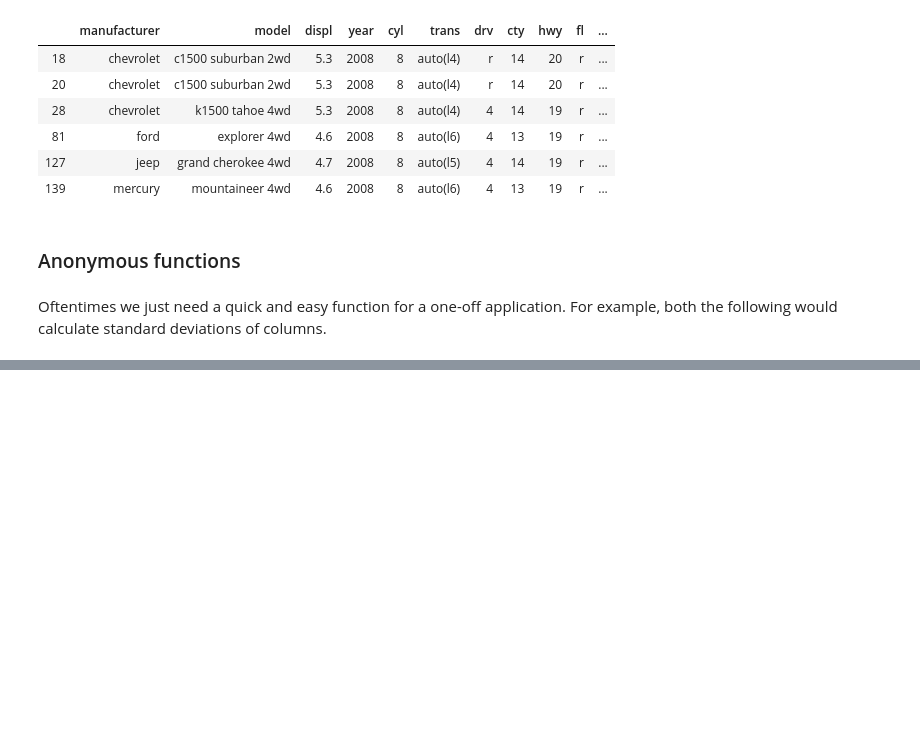
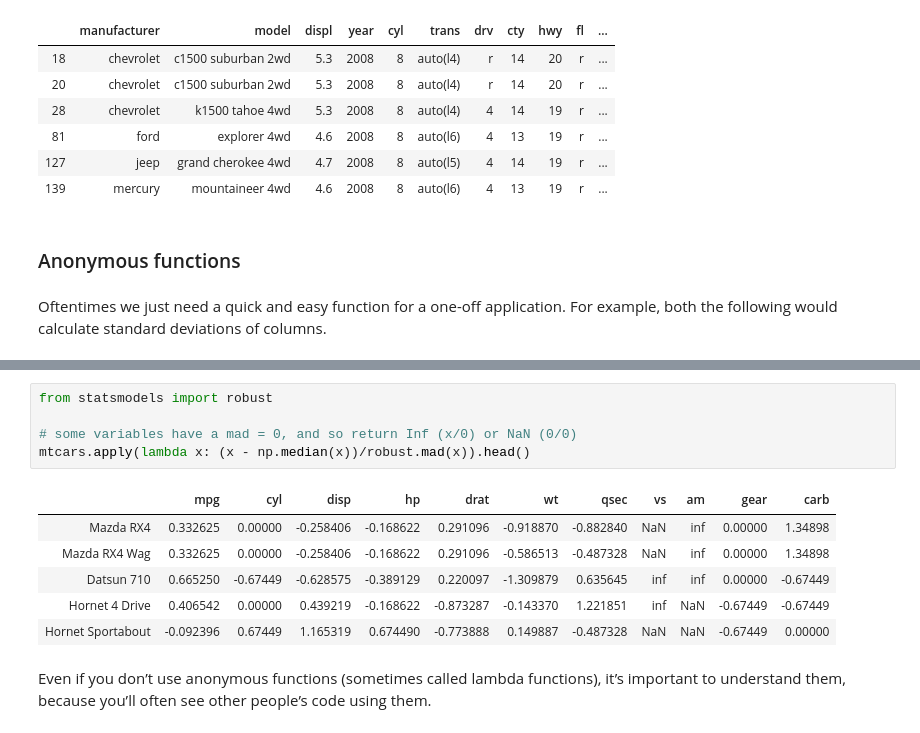
Before and after one commit to m-clark/data-processing-and-visualization, a Jupyter notebook: code/functions.ipynb, the cells around one changed output, grey strips where cells are left out. Cells and saved outputs as stored; diff of their text form; blank space fills up the shorter version.

Commit message:
complete functions notebook

```diff
--- a/code/functions.ipynb
+++ b/code/functions.ipynb
@@ -268,0 +297,14 @@ Oftentimes we just need a quick and easy function for a one-off application.  Fo
+# %%
+from statsmodels import robust
+
+# some variables have a mad = 0, and so return Inf (x/0) or NaN (0/0)
+mtcars.apply(lambda x: (x - np.median(x))/robust.mad(x)).head()
+# %% [output]
+|  | mpg | cyl | disp | hp | drat | wt | qsec | vs | am | gear | carb |
+| Mazda RX4 | 0.332625 | 0.00000 | -0.258406 | -0.168622 | 0.291096 | -0.918870 | -0.882840 | NaN | inf | 0.00000 | 1.34898 |
+| Mazda RX4 Wag | 0.332625 | 0.00000 | -0.258406 | -0.168622 | 0.291096 | -0.586513 | -0.487328 | NaN | inf | 0.00000 | 1.34898 |
+| Datsun 710 | 0.665250 | -0.67449 | -0.628575 | -0.389129 | 0.220097 | -1.309879 | 0.635645 | inf | inf | 0.00000 | -0.67449 |
+| Hornet 4 Drive | 0.406542 | 0.00000 | 0.439219 | -0.168622 | -0.873287 | -0.143370 | 1.221851 | inf | NaN | -0.67449 | -0.67449 |
+| Hornet Sportabout | -0.092396 | 0.67449 | 1.165319 | 0.674490 | -0.773888 | 0.149887 | -0.487328 | NaN | NaN | -0.67449 | 0.00000 |
+# %% [markdown]
+Even if you don’t use anonymous functions (sometimes called lambda functions), it’s important to understand them, because you’ll often see other people’s code using them.
```
Also changed, not shown: parts of 5 cells of this notebook.
